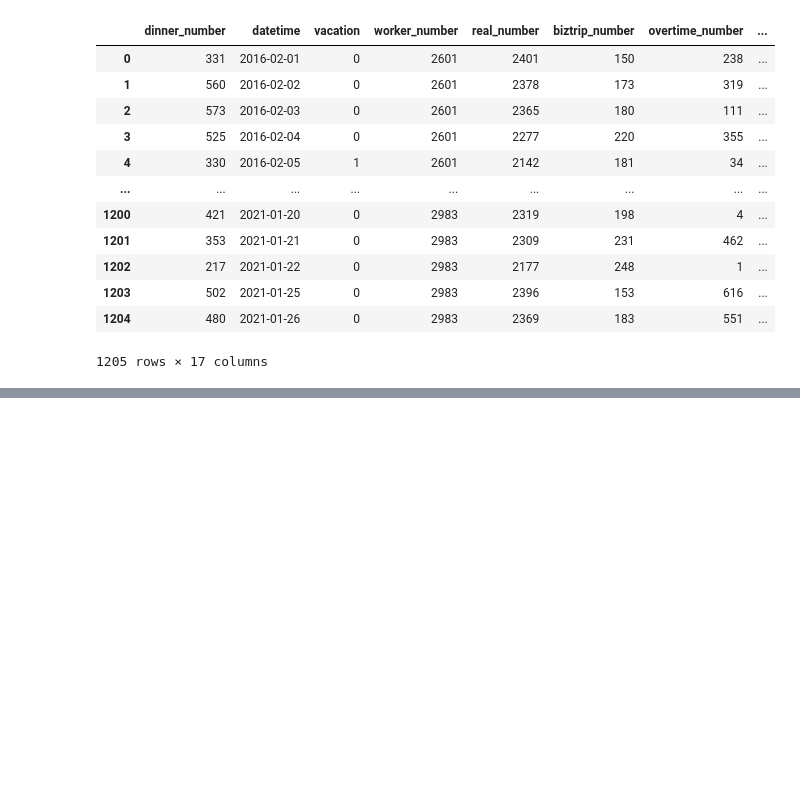
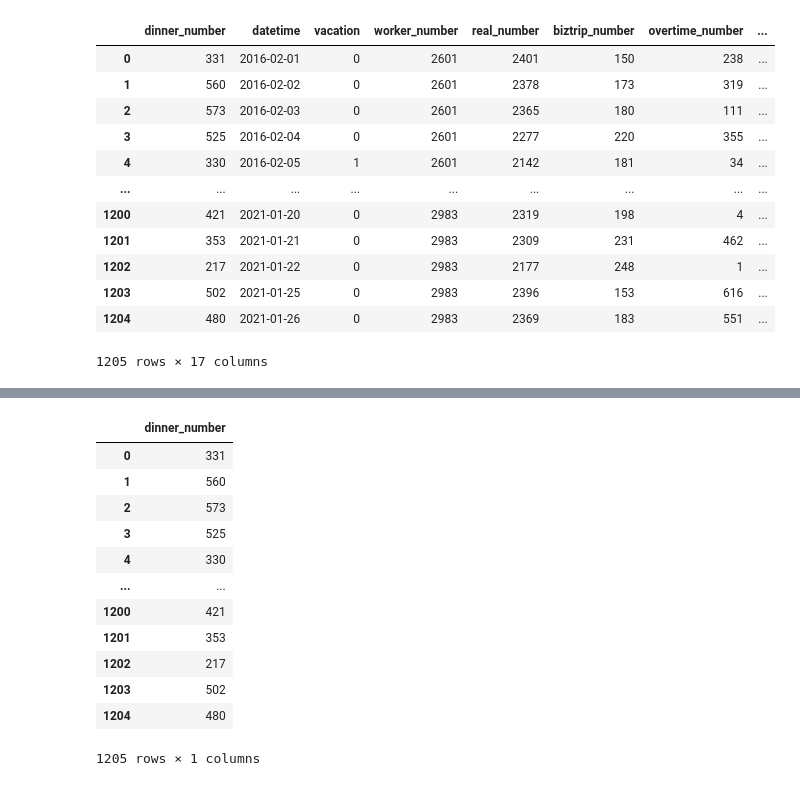
Before and after one commit to obilige/Team3, a Jupyter notebook: DL_module/code_check.ipynb, the cells around one changed output, grey strips where cells are left out. Drawn from its saved outputs; the diff is of its cells as text; code cells hidden in the pictures; blank space fills up the shorter version.

```diff
--- a/DL_module/code_check.ipynb
+++ b/DL_module/code_check.ipynb
@@ -68,0 +91,16 @@ dinner
+# %%
+dinner_y
+# %% [output]
+|  | dinner_number |
+| 0 | 331 |
+| 1 | 560 |
+| 2 | 573 |
+| 3 | 525 |
+| 4 | 330 |
+| ... | ... |
+| 1200 | 421 |
+| 1201 | 353 |
+| 1202 | 217 |
+| 1203 | 502 |
+| 1204 | 480 |
+1205 rows × 1 columns
```
Also changed, not shown: parts of 13 cells of this notebook, 2 other files.
